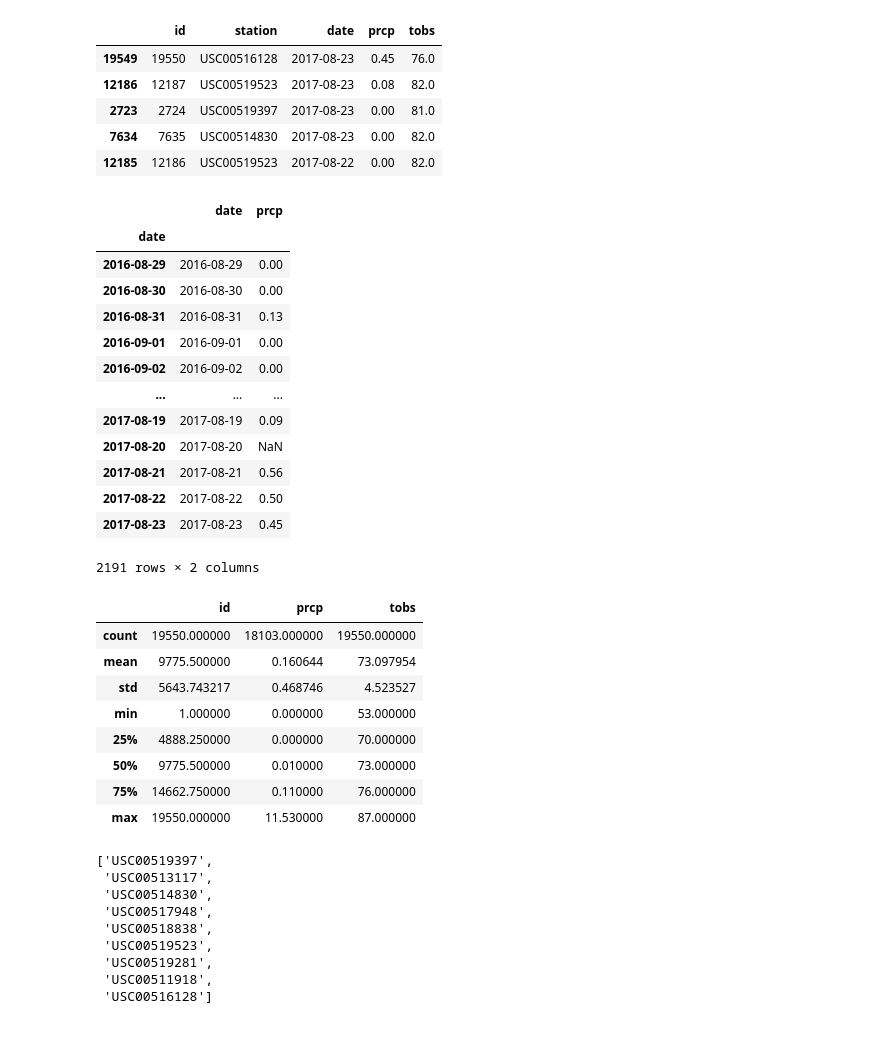
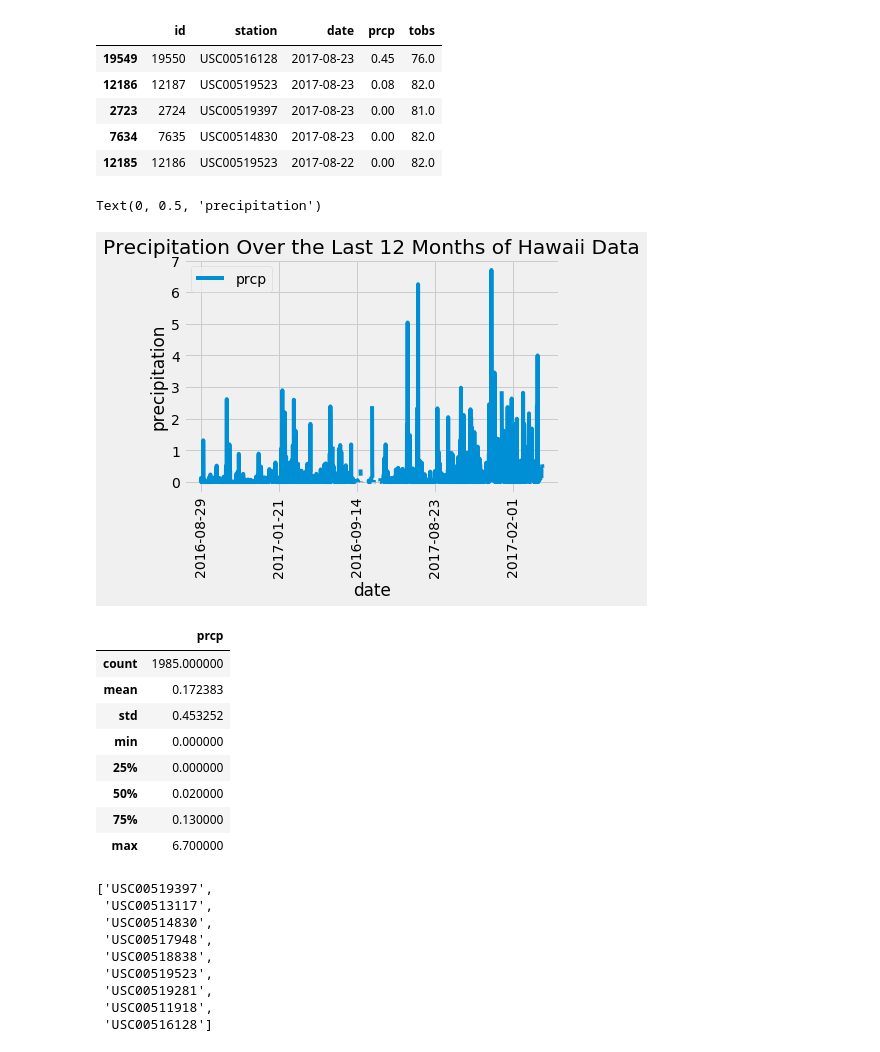
Before and after one commit to motofi/sqlalchemy-challenge, a Jupyter notebook: climate_starter.ipynb, the cells around one changed output. Drawn from its saved outputs; the diff is of its cells as text; code cells hidden in the pictures.

Commit message:
Completed bar graph of 12-month precipitation data

```diff
--- a/climate_starter.ipynb
+++ b/climate_starter.ipynb
@@ -181,10 +191,14 @@ last_twelve_mos = last_date - dt.timedelta(days = 360)
 twelve_mos_precip = session.query(Measurement.date, Measurement.prcp).filter(Measurement.date >= last_twelve_mos).all()
 # Save the query results as a Pandas DataFrame and set the index to the date column
 # precip_df = pd.DataFrame(twelve_mos_precip.date, twelve_mos_precip.prcp)
-precip_df = pd.DataFrame(twelve_mos_precip)
-precip_df.set_index(precip_df['date'])
+# inplacebool, default False
+# Modify the DataFrame in place (do not create a new object).
+precip_df = pd.DataFrame(twelve_mos_precip, columns = ['date', 'prcp'])
+precip_sorted_df = precip_df.sort_values(["date"], ascending=True)
 
-# precip_sorted_df = precip_df.sort_values("date", ascending=True)
+
+precip_df.set_index(precip_df['date'], inplace=True)
+# precip_df
 
 # precip_sorted_df
 # # pd.read_sql(session.query(twelve_mos_precip))
@@ -196,37 +210,29 @@ precip_df.set_index(precip_df['date'])
 
 # data_msmt_dates = data.sort_index("date", ascending=False)
 
-
+# type('date')
 
 # Use Pandas Plotting with Matplotlib to plot the data
+precip_df.plot(x='date', y='prcp', rot=90)
+plt.title("Precipitation Over the Last 12 Months of Hawaii Data")
+plt.xlabel("date")
+plt.ylabel("precipitation")
 # %% [output]
-|  | date | prcp |
-| date |  |  |
-| 2016-08-29 | 2016-08-29 | 0.00 |
-| 2016-08-30 | 2016-08-30 | 0.00 |
-| 2016-08-31 | 2016-08-31 | 0.13 |
-| 2016-09-01 | 2016-09-01 | 0.00 |
-| 2016-09-02 | 2016-09-02 | 0.00 |
-| ... | ... | ... |
-| 2017-08-19 | 2017-08-19 | 0.09 |
-| 2017-08-20 | 2017-08-20 | NaN |
-| 2017-08-21 | 2017-08-21 | 0.56 |
-| 2017-08-22 | 2017-08-22 | 0.50 |
-| 2017-08-23 | 2017-08-23 | 0.45 |
-2191 rows × 2 columns
+Text(0, 0.5, 'precipitation')
+[figure, added]
 # %%
 # Use Pandas to calcualte the summary statistics for the precipitation data
-pd.DataFrame.describe(data_msmt)
+pd.DataFrame.describe(precip_df)
 # %% [output]
-|  | id | prcp | tobs |
-| count | 19550.000000 | 18103.000000 | 19550.000000 |
-| mean | 9775.500000 | 0.160644 | 73.097954 |
-| std | 5643.743217 | 0.468746 | 4.523527 |
-| min | 1.000000 | 0.000000 | 53.000000 |
-| 25% | 4888.250000 | 0.000000 | 70.000000 |
-| 50% | 9775.500000 | 0.010000 | 73.000000 |
-| 75% | 14662.750000 | 0.110000 | 76.000000 |
-| max | 19550.000000 | 11.530000 | 87.000000 |
+|  | prcp |
+| count | 1985.000000 |
+| mean | 0.172383 |
+| std | 0.453252 |
+| min | 0.000000 |
+| 25% | 0.000000 |
+| 50% | 0.020000 |
+| 75% | 0.130000 |
+| max | 6.700000 |
 # %%
 # Design a query to show how many stations are available in this dataset?
 query = session.query(Measurement.station.distinct().label("station"))
```
Also changed, not shown: parts of 2 cells of this notebook.
